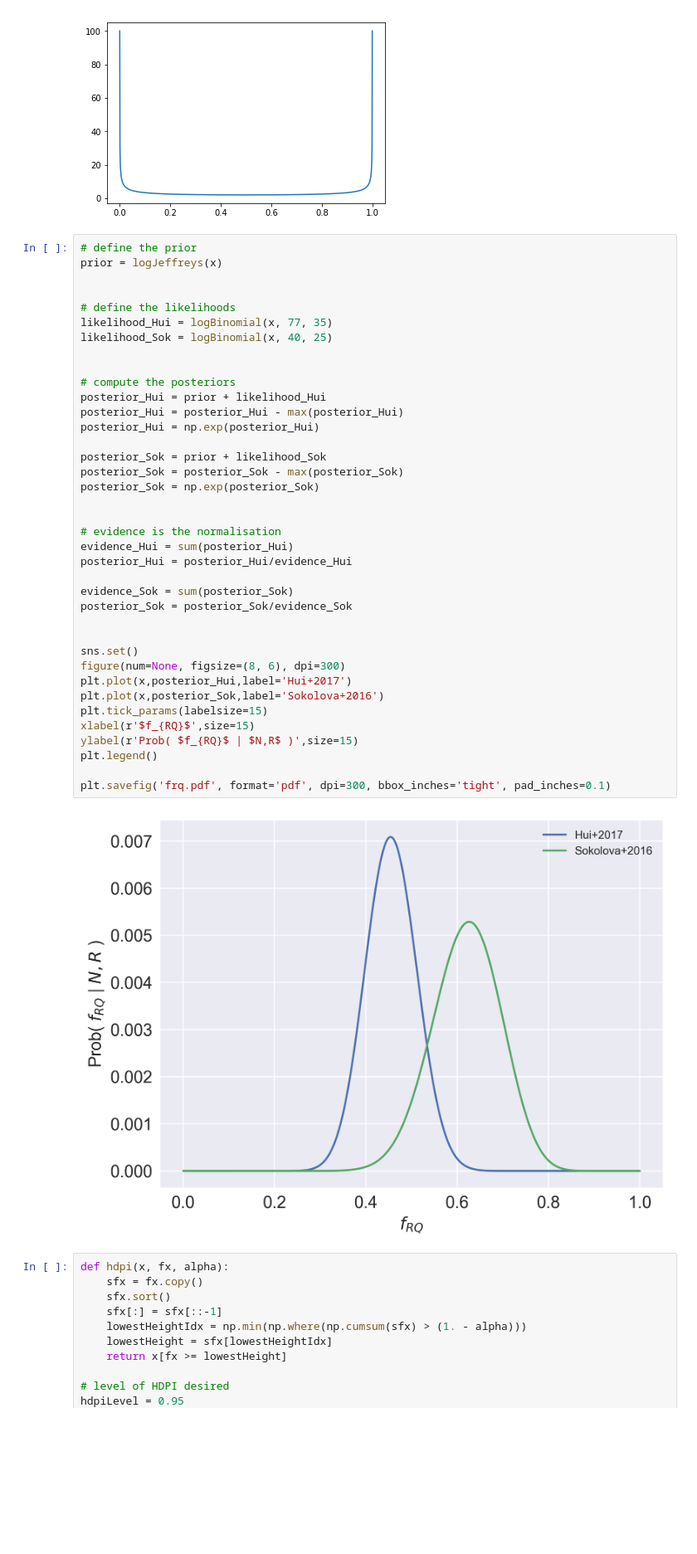
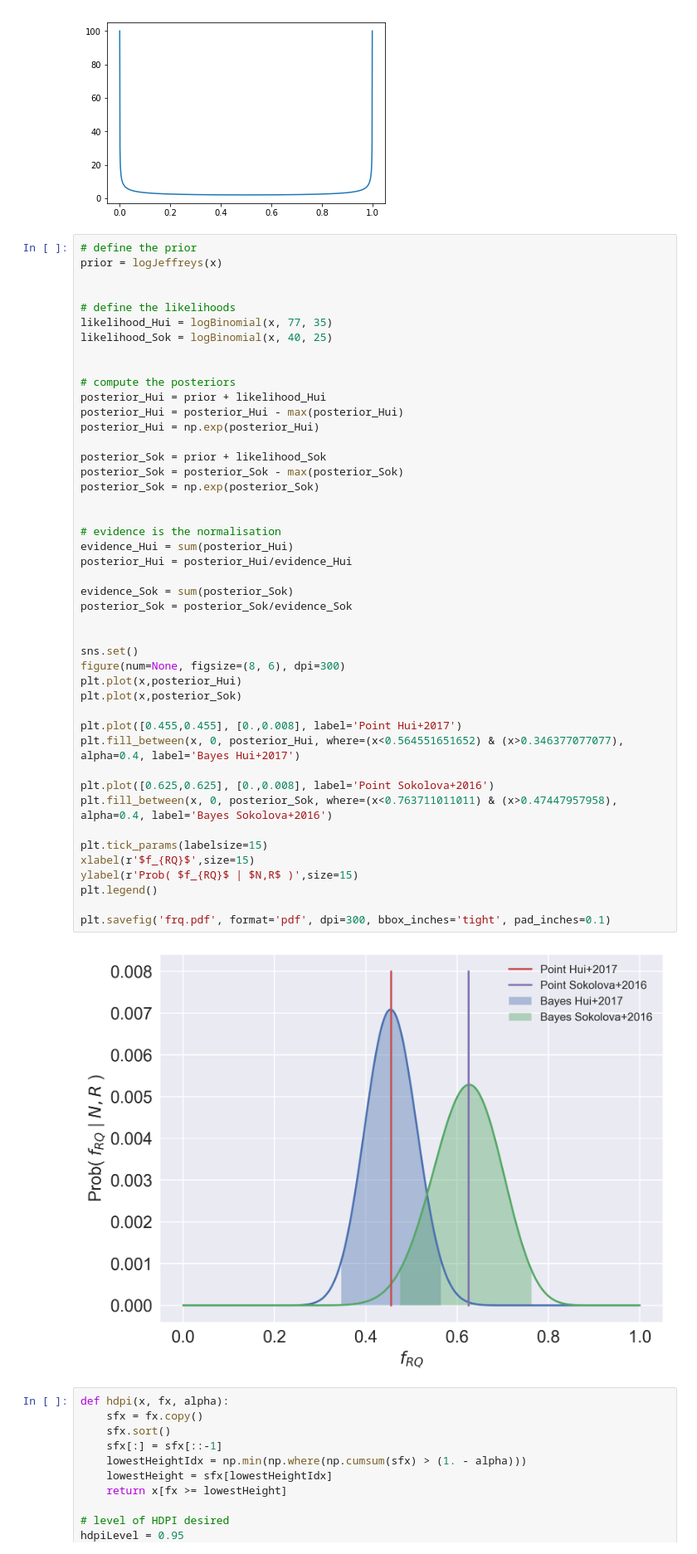
Before and after one commit to hfdavidyu/radio-quiet_radio-loud, a Jupyter notebook: Prob_RQ.ipynb, the cells around one changed output. Shown at 83% size. Drawn from its saved outputs; the diff is of its cells as text; blank space fills up the shorter version.

```diff
--- a/Prob_RQ.ipynb
+++ b/Prob_RQ.ipynb
@@ -36,36 +36,43 @@ likelihood_Hui = logBinomial(x, 77, 35)
 likelihood_Sok = logBinomial(x, 40, 25)
 
 
 # compute the posteriors
 posterior_Hui = prior + likelihood_Hui
 posterior_Hui = posterior_Hui - max(posterior_Hui)
 posterior_Hui = np.exp(posterior_Hui)
 
 posterior_Sok = prior + likelihood_Sok
 posterior_Sok = posterior_Sok - max(posterior_Sok)
 posterior_Sok = np.exp(posterior_Sok)
 
 
 # evidence is the normalisation
 evidence_Hui = sum(posterior_Hui)
 posterior_Hui = posterior_Hui/evidence_Hui
 
 evidence_Sok = sum(posterior_Sok)
 posterior_Sok = posterior_Sok/evidence_Sok
 
 
 sns.set()
 figure(num=None, figsize=(8, 6), dpi=300)
-plt.plot(x,posterior_Hui,label='Hui+2017')
-plt.plot(x,posterior_Sok,label='Sokolova+2016')
+plt.plot(x,posterior_Hui)
+plt.plot(x,posterior_Sok)
+
+plt.plot([0.455,0.455], [0.,0.008], label='Point Hui+2017')
+plt.fill_between(x, 0, posterior_Hui, where=(x<0.564551651652) & (x>0.346377077077), alpha=0.4, label='Bayes Hui+2017')
+
+plt.plot([0.625,0.625], [0.,0.008], label='Point Sokolova+2016')
+plt.fill_between(x, 0, posterior_Sok, where=(x<0.763711011011) & (x>0.47447957958), alpha=0.4, label='Bayes Sokolova+2016')
+
 plt.tick_params(labelsize=15)
 xlabel(r'$f_{RQ}$',size=15)
 ylabel(r'Prob( $f_{RQ}$ | $N,R$ )',size=15)
 plt.legend()
 
 plt.savefig('frq.pdf', format='pdf', dpi=300, bbox_inches='tight', pad_inches=0.1)
 # %% [output]
-[figure, old version]
+[figure, new version]
 # %%
 def hdpi(x, fx, alpha):
     sfx = fx.copy()
```
